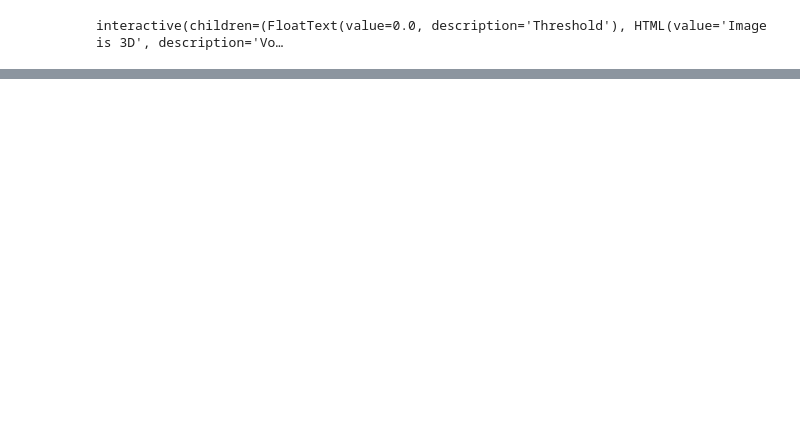
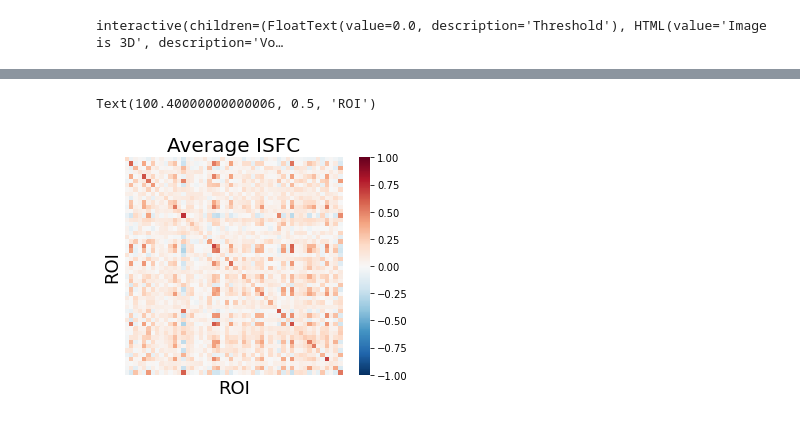
Before and after one commit to naturalistic-data-analysis/naturalistic_data_analysis, a Jupyter notebook: content/features/notebooks/Intersubject_Correlation.ipynb, the cells around one changed output, grey strips where cells are left out. Cells and saved outputs as stored; diff of their text form; code cells hidden in the pictures; blank space fills up the shorter version.

```diff
--- a/content/features/notebooks/Intersubject_Correlation.ipynb
+++ b/content/features/notebooks/Intersubject_Correlation.ipynb
@@ -325,0 +301,12 @@ To specifically address how brain regions coactivate due to naturalistic stimula
+# %%
+data = list(sub_timeseries.values())
+
+isfc_output = isfc(data)
+
+sns.heatmap(np.array(isfc_output).mean(axis=0), vmin=-1, vmax=1, square=True, cmap='RdBu_r', xticklabels=False, yticklabels=False)
+plt.title('Average ISFC', fontsize=20)
+plt.xlabel('ROI', fontsize=18)
+plt.ylabel('ROI', fontsize=18)
+# %% [output]
+Text(100.40000000000006, 0.5, 'ROI')
+[figure, added]
```
Also changed, not shown: parts of 44 cells of this notebook, 16 other files.
